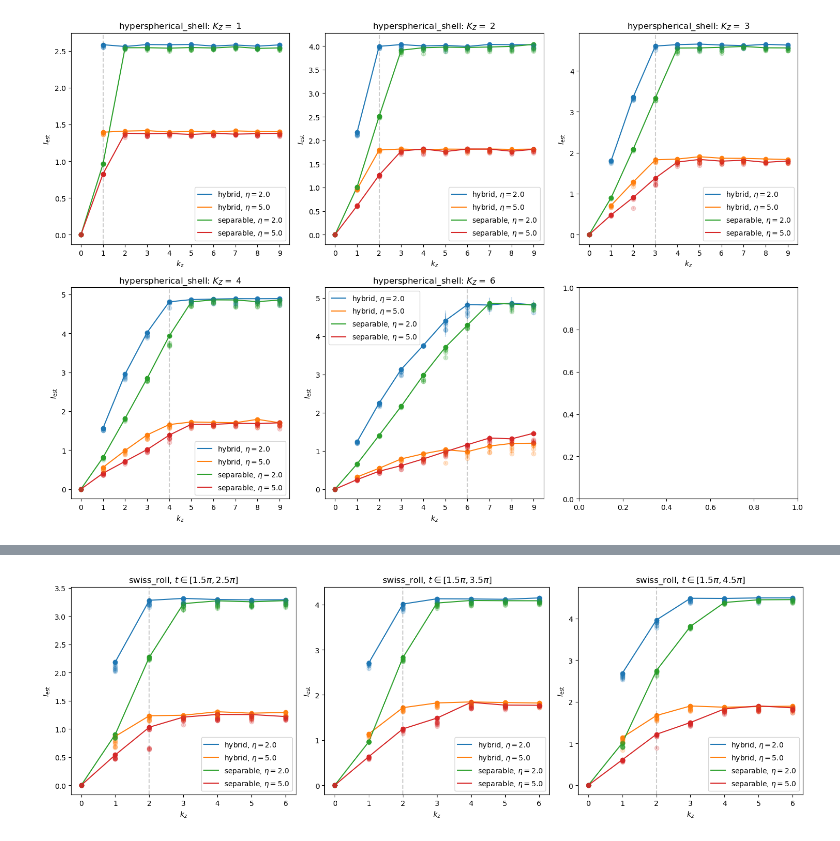
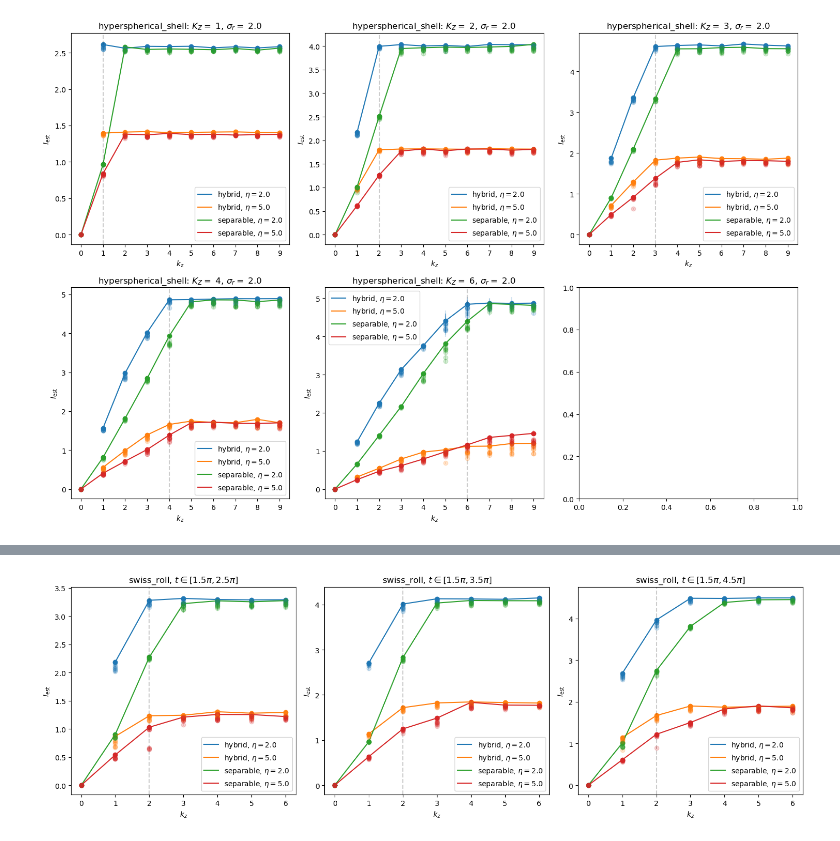
Before and after one commit to paarthgulati/dim_est, a Jupyter notebook: plotting_infinite_data.ipynb, the cells around one changed output, grey strips where cells are left out. Saved outputs shown, nothing was run; the diff lists cells and outputs as text; code cells hidden in the pictures.

```diff
--- a/plotting_infinite_data.ipynb
+++ b/plotting_infinite_data.ipynb
@@ -228,6 +228,7 @@ plt.show()
 fig, axes  = plt.subplots(2,3, figsize=(15,10))
 axes = axes.flatten()
 outfile = "h5_results/infinite_data_hyperspherical_shell.h5"
+radial_std = 2.0 ## 2.0, or 0.5 results on the cluster
 
 for ii, latent_dim in enumerate([1, 2, 3, 4, 6]):
     ax = axes[ii]
@@ -243,6 +244,7 @@ for ii, latent_dim in enumerate([1, 2, 3, 4, 6]):
 
     extra_filters = {
         "params.experiment_cfg.dataset.cfg.latent.latent_dim": latent_dim,
+        "params.experiment_cfg.dataset.cfg.latent.radial_std": radial_std,
             # "tags.n_iter": n_iter,
         "tags.estimator": "lclip",
 }
@@ -251,32 +253,32 @@ for ii, latent_dim in enumerate([1, 2, 3, 4, 6]):
         outfile=outfile,
         sweep_tags=sweep_tags,
         extra_filters=extra_filters,
         metric_key="mi_bits",
         include_meta_keys=[
             "tags.kz",
         ]
     )
 
 
     def label_fn(group_vals):
         critic_type, sig_embed = group_vals
         return rf"{critic_type}, $\eta = {sig_embed}$"
 
-    title = rf'{dataset_type}: $K_Z = $ {latent_dim}'
+    title = rf'{dataset_type}: $K_Z = $ {latent_dim}, $\sigma_r = $ {radial_std} '
 
     plot_mi_vs_kz_from_df(
         ax,
         results_df,
         group_keys=("critic_type", "experiment_cfg.dataset.cfg.transform.sig_embed_x"),
         x_key="kz",
         y_key="max_smoothed_info",
         yerr_key="std_smoothed_info",
         label_fn=label_fn,
         title=title,
         true_dim=latent_dim,
     )
 
 plt.tight_layout()
 plt.show()
 # %% [output]
-[figure, old version]
+[figure, new version]
```
Also changed, not shown: parts of 3 cells of this notebook, 7 other files.
